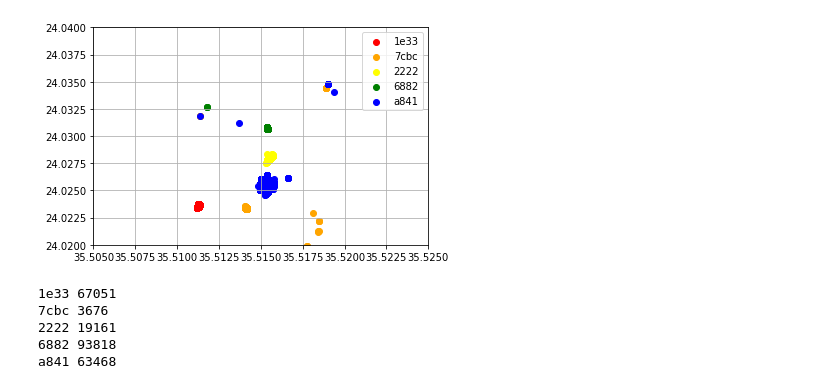
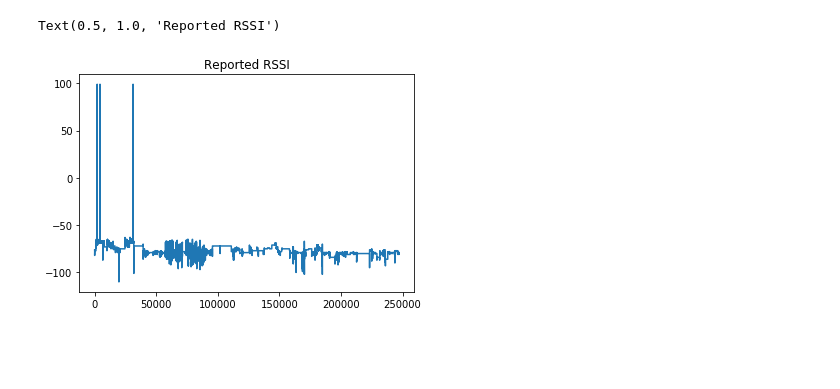
Before and after one commit to lillyclark/privacy-utility, a Jupyter notebook: ChaniaDataset.ipynb, the cells around one changed output. Drawn from its saved outputs; the diff is of its cells as text; code cells hidden in the pictures; blank space fills up the shorter version.

```diff
--- a/ChaniaDataset.ipynb
+++ b/ChaniaDataset.ipynb
@@ -56,28 +142,6 @@ plt.show()
-# %%
-fig, ax = plt.subplots()
-ax.scatter(Chania[np.where(Chania[:,0] == 0)][:,3], Chania[np.where(Chania[:,0] == 0)][:,4], c='red', label='1e33')
-ax.scatter(Chania[np.where(Chania[:,0] == 1)][:,3], Chania[np.where(Chania[:,0] == 1)][:,4], c='orange', label='7cbc')
-ax.scatter(Chania[np.where(Chania[:,0] == 2)][:,3], Chania[np.where(Chania[:,0] == 2)][:,4], c='yellow', label='2222')
-ax.scatter(Chania[np.where(Chania[:,0] == 3)][:,3], Chania[np.where(Chania[:,0] == 3)][:,4], c='green', label='6882')
-ax.scatter(Chania[np.where(Chania[:,0] == 4)][:,3], Chania[np.where(Chania[:,0] == 4)][:,4], c='blue', label='a841')
-
-
-ax.legend()
-ax.grid(True)
-
-plt.axis([35.505,35.525,24.02,24.04])
-plt.show()
-# %% [output]
-[figure, removed]
-# %%
-print('1e33', len(Chania[np.where(Chania[:,0] == 0)]))
-print('7cbc', len(Chania[np.where(Chania[:,0] == 1)]))
-print('2222', len(Chania[np.where(Chania[:,0] == 2)]))
-print('6882', len(Chania[np.where(Chania[:,0] == 3)]))
-print('a841', len(Chania[np.where(Chania[:,0] == 4)]))
-# %% [output]
-1e33 67051
-7cbc 3676
-2222 19161
-6882 93818
-a841 63468
+# %%
+plt.plot(Chania[:,2])
+plt.title("Reported RSSI")
+# %% [output]
+Text(0.5, 1.0, 'Reported RSSI')
+[figure, added]
```
Also changed, not shown: parts of 53 cells of this notebook.
